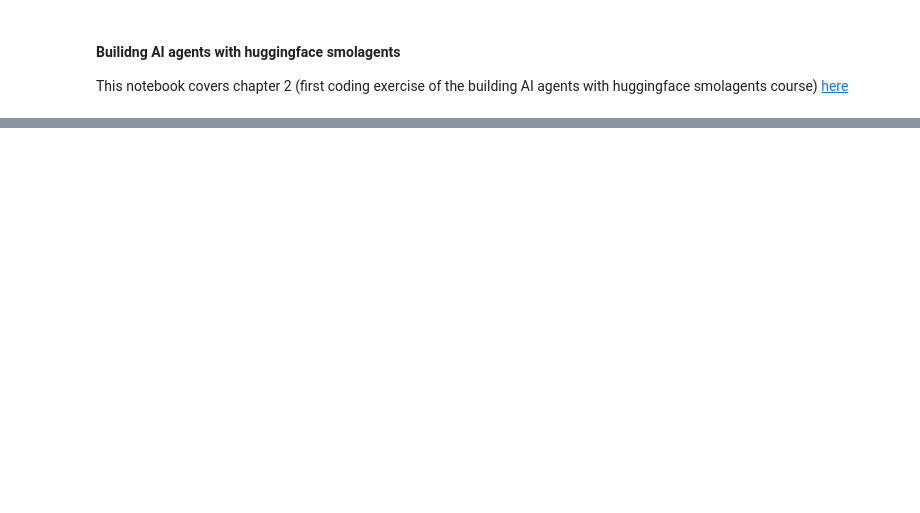
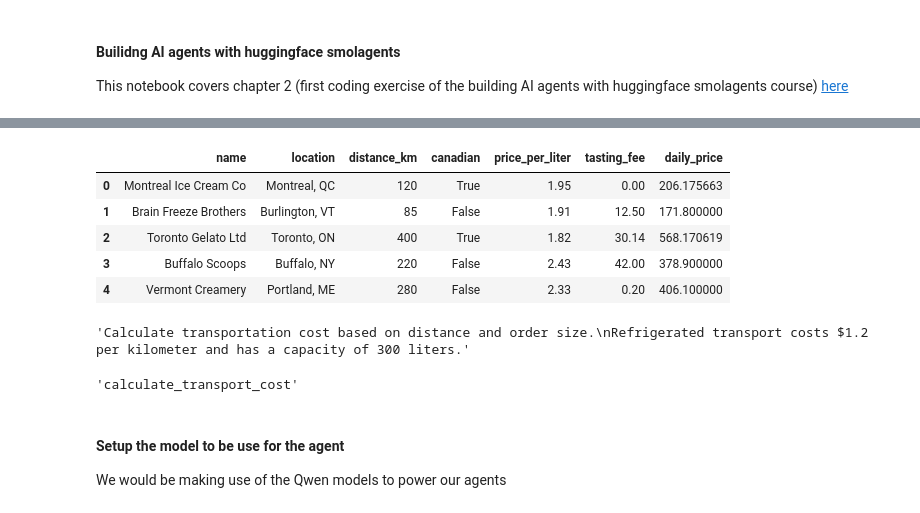
Before and after one commit to asuzukosi/ai-experiments-v2, a Jupyter notebook: chap1.ipynb, the cells around one changed output, grey strips where cells are left out. Cells and saved outputs as stored; diff of their text form; code cells hidden in the pictures; blank space fills up the shorter version.

Commit message:
feat: testing coding agents for coding tool use

```diff
--- a/chap1.ipynb
+++ b/chap1.ipynb
@@ -22,0 +59,33 @@ VBox(children=(HTML(value='<center> <img\nsrc=https://huggingface.co/front/asset
+# %%
+import numpy as np
+
+def calculate_daily_supplier_price(row):
+    order_volume = 30
+
+    # Calculate raw product cost
+    product_cost = row["price_per_liter"] * order_volume
+
+    # Calculate transport cost
+    trucks_needed = np.ceil(order_volume / 300)
+    cost_per_km = 1.20
+    transport_cost = row["distance_km"] * cost_per_km * trucks_needed
+
+    # Calculate tariffs for ice cream imported from Canada
+    tariff = product_cost * np.pi / 50 * row["canadian"]
+
+    # Get total cost
+    total_cost = product_cost + transport_cost + tariff + row["tasting_fee"]
+    return total_cost
+
+suppliers_df["daily_price"] = suppliers_df.apply(calculate_daily_supplier_price, axis=1)
+display(suppliers_df)
+
+# Let's remove this column now.
+suppliers_df = suppliers_df.drop("daily_price", axis=1)
+# %% [output]
+|  | name | location | distance_km | canadian | price_per_liter | tasting_fee | daily_price |
+| 0 | Montreal Ice Cream Co | Montreal, QC | 120 | True | 1.95 | 0.00 | 206.175663 |
+| 1 | Brain Freeze Brothers | Burlington, VT | 85 | False | 1.91 | 12.50 | 171.800000 |
+| 2 | Toronto Gelato Ltd | Toronto, ON | 400 | True | 1.82 | 30.14 | 568.170619 |
+| 3 | Buffalo Scoops | Buffalo, NY | 220 | False | 2.43 | 42.00 | 378.900000 |
+| 4 | Vermont Creamery | Portland, ME | 280 | False | 2.33 | 0.20 | 406.100000 |
@@ -22,0 +124,11 @@ VBox(children=(HTML(value='<center> <img\nsrc=https://huggingface.co/front/asset
+# %%
+calculate_transport_cost.description
+# %% [output]
+'Calculate transportation cost based on distance and order size.\nRefrigerated transport costs $1.2 per kilometer and has a capacity of 300 liters.'
+# %%
+calculate_transport_cost.name
+# %% [output]
+'calculate_transport_cost'
+# %% [markdown]
+#### Setup the model to be use for the agent
+We would be making use of the Qwen models to power our agents
```
Also changed, not shown: parts of 13 cells of this notebook, 2 other files.
